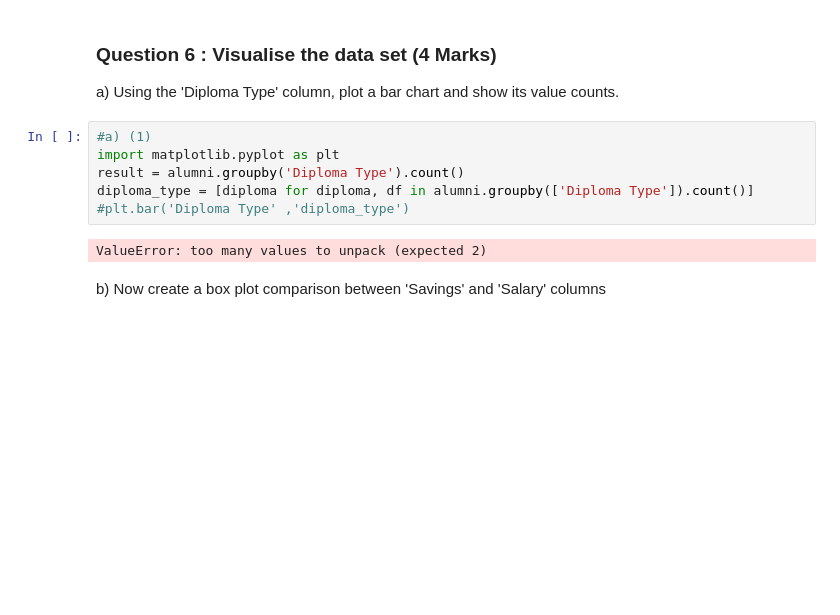
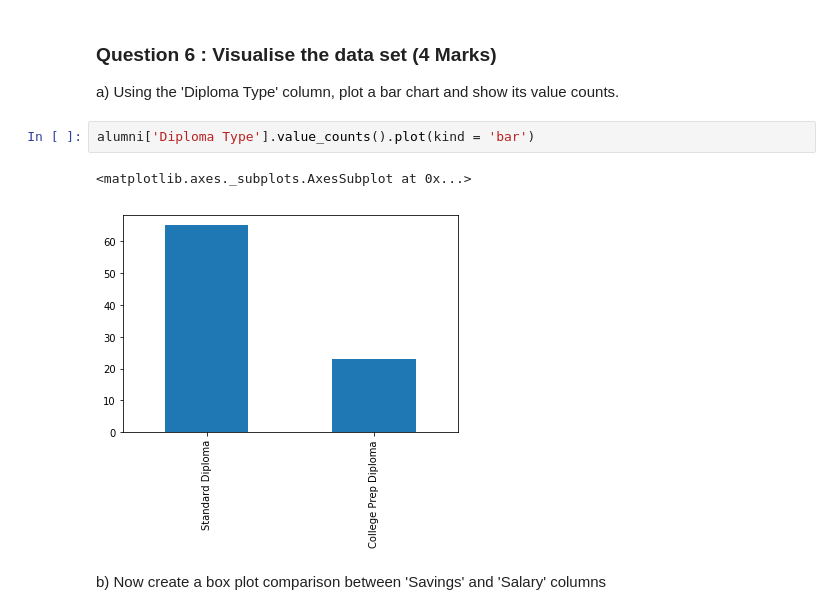
Before and after one commit to paul-ontita/data_analysis-, a Jupyter notebook: Pandas Analysis Assignment 1.ipynb, the cells around one changed output. Drawn from its saved outputs; the diff is of its cells as text; blank space fills up the shorter version.

```diff
--- a/Pandas Analysis Assignment 1.ipynb
+++ b/Pandas Analysis Assignment 1.ipynb
@@ -204,14 +196,11 @@ alumni[alumni['Fee']>15000]
 ### Question 6 :  Visualise the data set (4 Marks)
 
 a) Using the 'Diploma Type' column, plot a bar chart and show its value counts.
-# %%
-#a) (1)
-import matplotlib.pyplot as plt
-result = alumni.groupby('Diploma Type').count()
-diploma_type = [diploma for diploma, df in alumni.groupby(['Diploma Type']).count()]
-#plt.bar('Diploma Type' ,'diploma_type')
-# %% [output]
-ValueError: too many values to unpack (expected 2)
+# %%
+alumni['Diploma Type'].value_counts().plot(kind = 'bar')
+# %% [output]
+<matplotlib.axes._subplots.AxesSubplot at 0x...>
+[figure, added]
 # %% [markdown]
 b) Now create a box plot comparison between 'Savings' and 'Salary' columns
 # %%
```
Also changed, not shown: parts of 5 cells of this notebook.
